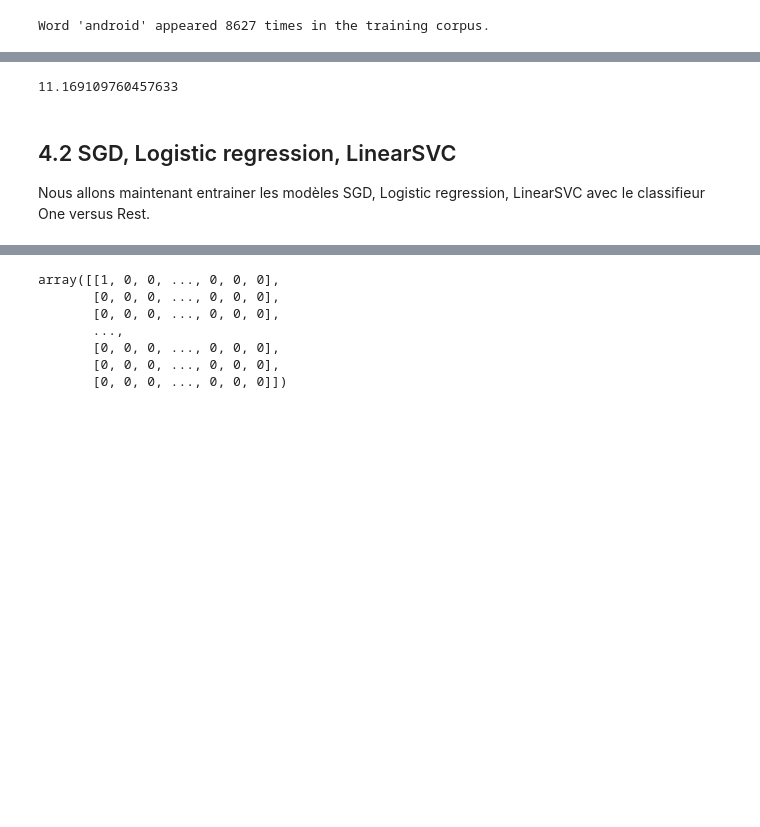
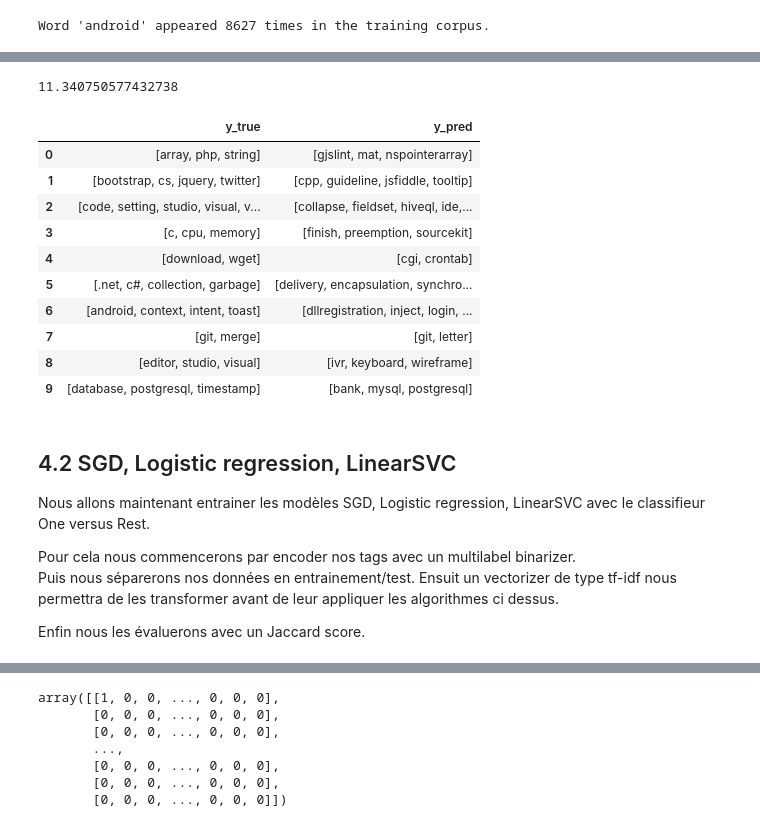
Before and after one commit to abugeia/P5_OCR_categorize_questions, a Jupyter notebook: P5_02_notebooktest.ipynb, the cells around one changed output, grey strips where cells are left out. Drawn from its saved outputs; the diff is of its cells as text; code cells hidden in the pictures; blank space fills up the shorter version.

```diff
--- a/P5_02_notebooktest.ipynb
+++ b/P5_02_notebooktest.ipynb
@@ -556,6 +565,8 @@ with warnings.catch_warnings():
     warnings.simplefilter("ignore", category=RuntimeWarning)
 
     scores = []
+    y_pred = []
+    y_true = []
 
     for i in range(0, len(y_test)-1):
         inferred_vector = model_d2v.infer_vector(test_corpus[i])
@@ -563,21 +574,41 @@ with warnings.catch_warnings():
         # [w[0] for w in sims]
         # y_test[i]
 
-        y_pred = sorted(set([w[0] for w in sims]))
-        y_true = sorted(set(y_test[i]))
+        y_pred.append(sorted(set([w[0] for w in sims])))
+        y_true.append(sorted(set(y_test[i])))
 
-        scores.append(metrics.jaccard_score(y_true, y_pred, average="weighted"))
+        scores.append(metrics.jaccard_score(y_true[i], y_pred[i], average="weighted"))
 # %%
 from statistics import mean
 
 mean([s for s in scores if str(s) != 'nan'])*100
 # %% [output]
-11.169109760457633
+11.340750577432738
+# %%
+df_d2v_results = pd.DataFrame({'y_true' : y_true, 'y_pred' : y_pred})
+df_d2v_results.head(10)
+# %% [output]
+|  | y_true | y_pred |
+| 0 | [array, php, string] | [gjslint, mat, nspointerarray] |
+| 1 | [bootstrap, cs, jquery, twitter] | [cpp, guideline, jsfiddle, tooltip] |
+| 2 | [code, setting, studio, visual, v... | [collapse, fieldset, hiveql, ide,... |
+| 3 | [c, cpu, memory] | [finish, preemption, sourcekit] |
+| 4 | [download, wget] | [cgi, crontab] |
+| 5 | [.net, c#, collection, garbage] | [delivery, encapsulation, synchro... |
+| 6 | [android, context, intent, toast] | [dllregistration, inject, login, ... |
+| 7 | [git, merge] | [git, letter] |
+| 8 | [editor, studio, visual] | [ivr, keyboard, wireframe] |
+| 9 | [database, postgresql, timestamp] | [bank, mysql, postgresql] |
 # %% [markdown]
 <a id="4.2"></a>
 ## 4.2 SGD, Logistic regression, LinearSVC
 
 Nous allons maintenant entrainer les modèles SGD, Logistic regression, LinearSVC avec le classifieur One versus Rest.
+
+Pour cela nous commencerons par encoder nos tags avec un multilabel binarizer.
+Puis nous séparerons nos données en entrainement/test. Ensuit un vectorizer de type tf-idf nous permettra de les transformer avant de leur appliquer les algorithmes ci dessus.
+
+Enfin nous les évaluerons avec un Jaccard score.
 # %%
 from sklearn.feature_extraction.text import TfidfVectorizer
 from sklearn.preprocessing import MultiLabelBinarizer
```
Also changed, not shown: parts of 23 cells of this notebook, 29 other files.
